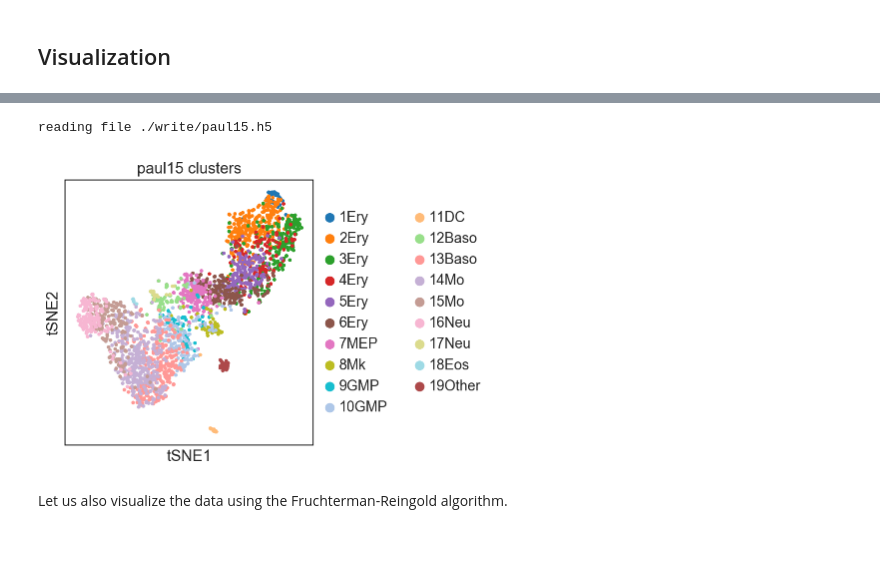
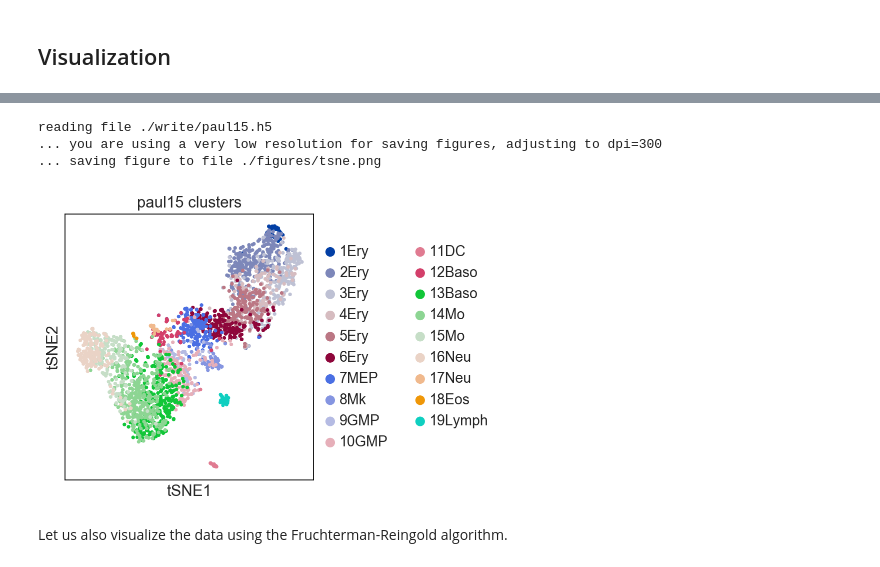
Before and after one commit to theislab/graph_abstraction, a Jupyter notebook: paul15/paul15.ipynb, the cells around one changed output, grey strips where cells are left out. Cells and saved outputs as stored; diff of their text form; code cells hidden in the pictures.

```diff
--- a/paul15/paul15.ipynb
+++ b/paul15/paul15.ipynb
@@ -58,10 +58,13 @@ computing tSNE
 writing ./write/paul15.h5
 # %%
 adata = sc.read('paul15')
-ax = sc.pl.tsne(adata, color='paul15_clusters')
+ax = sc.pl.tsne(adata, color='paul15_clusters', palette=sc.pl.palettes.default_26,
+                save=True, show=True, right_margin=0.8)
 # %% [output]
 reading file ./write/paul15.h5
+... you are using a very low resolution for saving figures, adjusting to dpi=300
+... saving figure to file ./figures/tsne.png
-[figure, old version]
+[figure, new version]
 # %% [markdown]
 Let us also visualize the data using the Fruchterman-Reingold algorithm.
 # %%
```
Also changed, not shown: parts of 13 cells of this notebook, 44 other files.
